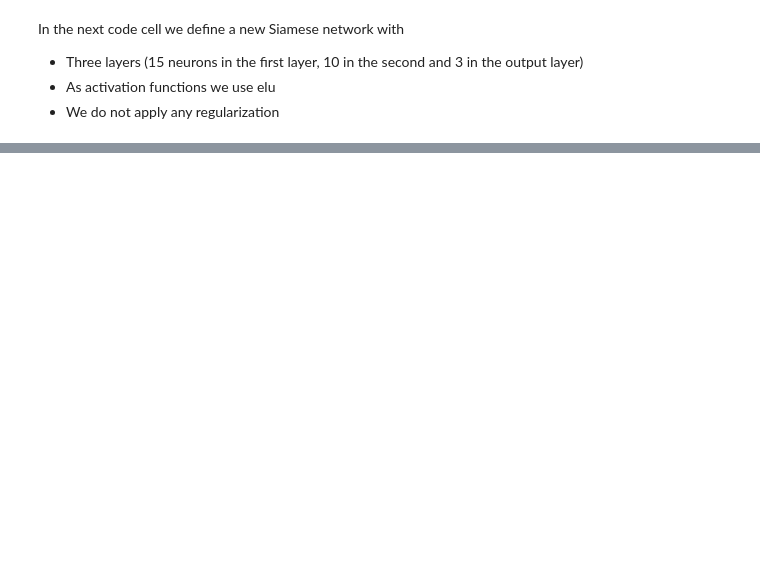
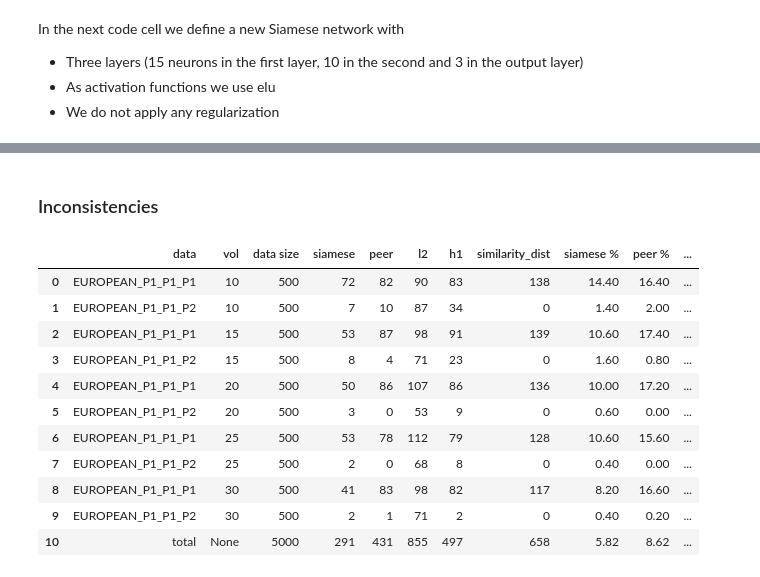
Before and after one commit to zafmah/ml_finance, a Jupyter notebook: peer_scoring_siamese/siamese.ipynb, the cells around one changed output, grey strips where cells are left out. Drawn from its saved outputs; the diff is of its cells as text; code cells hidden in the pictures; blank space fills up the shorter version.

```diff
--- a/peer_scoring_siamese/siamese.ipynb
+++ b/peer_scoring_siamese/siamese.ipynb
@@ -92,7 +95,7 @@ class SiameseNN:
     """
 
     @staticmethod
-    def triplet_loss_alpha(y_true, y_pred):
+    def _triplet_loss_alpha(y_true, y_pred):
         """
         Implementation of the triplet loss function where alpha is taken from y_true
         Arguments:
@@ -137,7 +140,7 @@ class SiameseNN:
             tensorflow model: The siamese network
         """
         #if newest_subdir is None:
-        return keras.models.load_model(file, custom_objects={'triplet_loss_alpha': SiameseNN.triplet_loss_alpha})
+        return keras.models.load_model(file, custom_objects={'_triplet_loss_alpha': SiameseNN._triplet_loss_alpha})
 
     @staticmethod
     def get_submodel(m):
@@ -272,0 +440,19 @@ TypeError: 'History' object is not subscriptable
+# %% [markdown]
+### Inconsistencies
+# %%
+pd.options.display.max_rows=None
+inconsistencies = compute_inconsistencies(vols=[10,15,20,25,30], data=['EUROPEAN_P1_P1_P1','EUROPEAN_P1_P1_P2'], data_dir='data\\')
+inconsistencies
+# %% [output]
+|  | data | vol | data size | siamese | peer | l2 | h1 | similarity_dist | siamese % | peer % | ... |
+| 0 | EUROPEAN_P1_P1_P1 | 10 | 500 | 72 | 82 | 90 | 83 | 138 | 14.40 | 16.40 | ... |
+| 1 | EUROPEAN_P1_P1_P2 | 10 | 500 | 7 | 10 | 87 | 34 | 0 | 1.40 | 2.00 | ... |
+| 2 | EUROPEAN_P1_P1_P1 | 15 | 500 | 53 | 87 | 98 | 91 | 139 | 10.60 | 17.40 | ... |
+| 3 | EUROPEAN_P1_P1_P2 | 15 | 500 | 8 | 4 | 71 | 23 | 0 | 1.60 | 0.80 | ... |
+| 4 | EUROPEAN_P1_P1_P1 | 20 | 500 | 50 | 86 | 107 | 86 | 136 | 10.00 | 17.20 | ... |
+| 5 | EUROPEAN_P1_P1_P2 | 20 | 500 | 3 | 0 | 53 | 9 | 0 | 0.60 | 0.00 | ... |
+| 6 | EUROPEAN_P1_P1_P1 | 25 | 500 | 53 | 78 | 112 | 79 | 128 | 10.60 | 15.60 | ... |
+| 7 | EUROPEAN_P1_P1_P2 | 25 | 500 | 2 | 0 | 68 | 8 | 0 | 0.40 | 0.00 | ... |
+| 8 | EUROPEAN_P1_P1_P1 | 30 | 500 | 41 | 83 | 98 | 82 | 117 | 8.20 | 16.60 | ... |
+| 9 | EUROPEAN_P1_P1_P2 | 30 | 500 | 2 | 1 | 71 | 2 | 0 | 0.40 | 0.20 | ... |
+| 10 | total | None | 5000 | 291 | 431 | 855 | 497 | 658 | 5.82 | 8.62 | ... |
```
Also changed, not shown: parts of 23 cells of this notebook.
